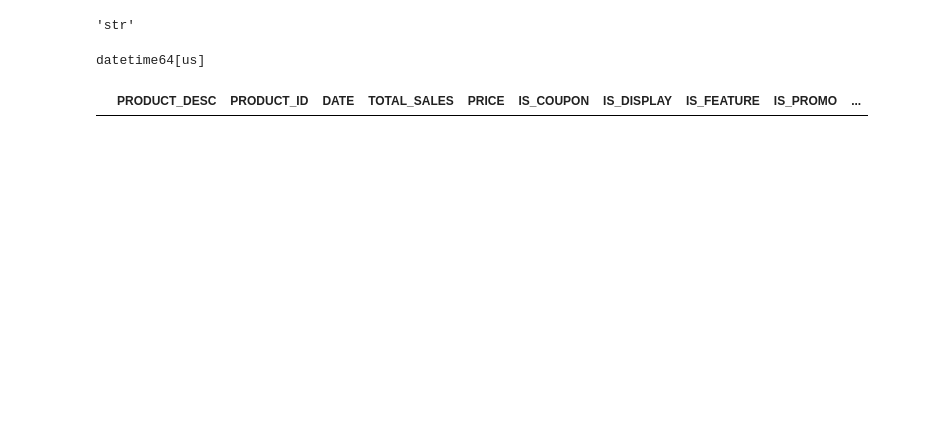
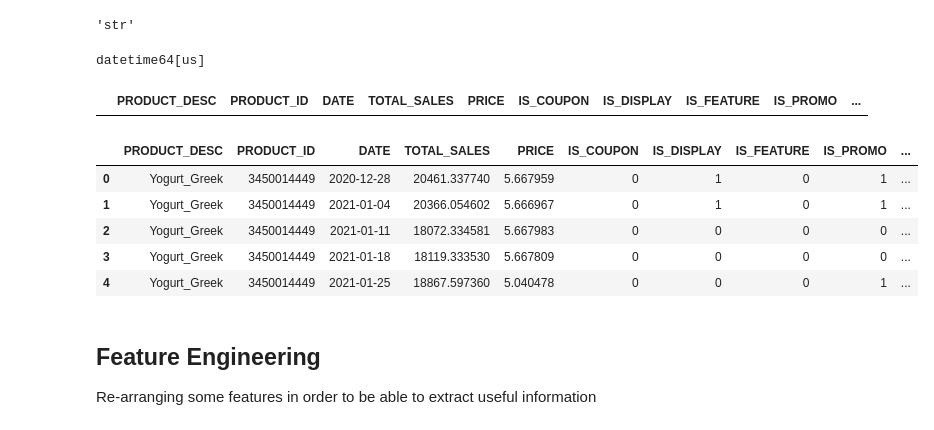
Before and after one commit to fedefraschio/xtel-hackathon, a Jupyter notebook: notebooks/00_exploration.ipynb, the cells around one changed output. Saved outputs shown, nothing was run; the diff lists cells and outputs as text; code cells hidden in the pictures; blank space fills up the shorter version.

```diff
--- a/notebooks/00_exploration.ipynb
+++ b/notebooks/00_exploration.ipynb
@@ -40,3 +46,18 @@ null_rows = df[df.isnull().any(axis=1)]
 null_rows
 # %% [output]
 |  | PRODUCT_DESC | PRODUCT_ID | DATE | TOTAL_SALES | PRICE | IS_COUPON | IS_DISPLAY | IS_FEATURE | IS_PROMO | ... |
+# %%
+# converting boolean features into integers
+bool_cols = df.select_dtypes(include=['bool']).columns
+df[bool_cols] = df[bool_cols].astype(int)
+df.head()
+# %% [output]
+|  | PRODUCT_DESC | PRODUCT_ID | DATE | TOTAL_SALES | PRICE | IS_COUPON | IS_DISPLAY | IS_FEATURE | IS_PROMO | ... |
+| 0 | Yogurt_Greek | 3450014449 | 2020-12-28 | 20461.337740 | 5.667959 | 0 | 1 | 0 | 1 | ... |
+| 1 | Yogurt_Greek | 3450014449 | 2021-01-04 | 20366.054602 | 5.666967 | 0 | 1 | 0 | 1 | ... |
+| 2 | Yogurt_Greek | 3450014449 | 2021-01-11 | 18072.334581 | 5.667983 | 0 | 0 | 0 | 0 | ... |
+| 3 | Yogurt_Greek | 3450014449 | 2021-01-18 | 18119.333530 | 5.667809 | 0 | 0 | 0 | 0 | ... |
+| 4 | Yogurt_Greek | 3450014449 | 2021-01-25 | 18867.597360 | 5.040478 | 0 | 0 | 0 | 1 | ... |
+# %% [markdown]
+## Feature Engineering
+Re-arranging some features in order to be able to extract useful information
```
Also changed, not shown: parts of 16 cells of this notebook.
